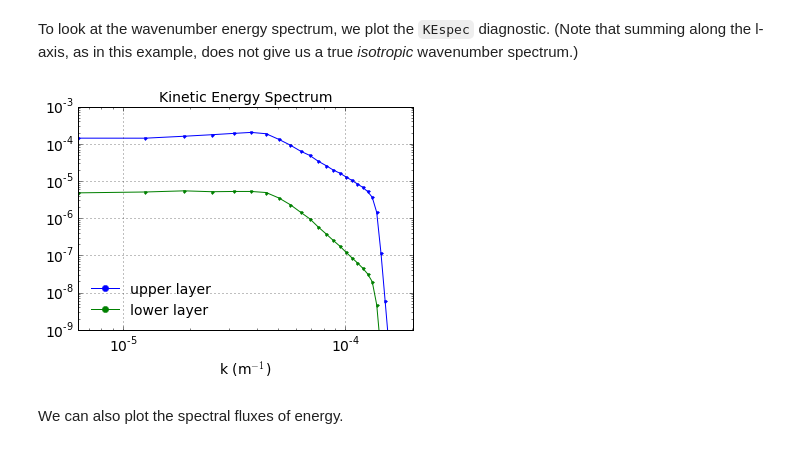
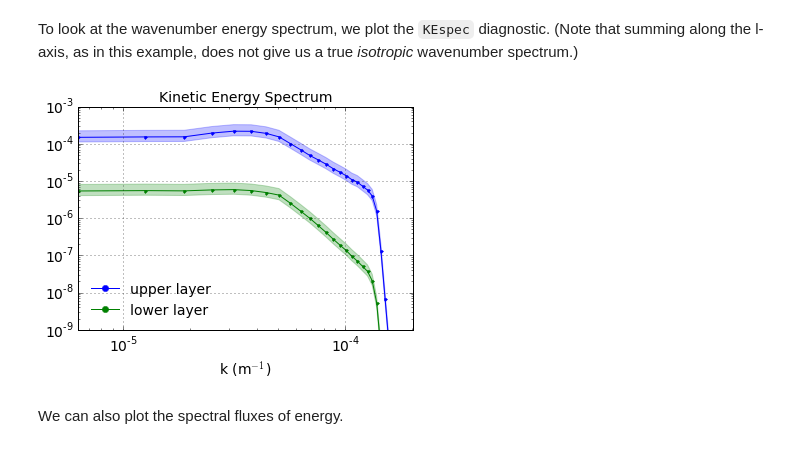
Before and after one commit to crocha700/pyqg, a Jupyter notebook: docs/examples/two-layer.ipynb, the cells around one changed output. Drawn from its saved outputs; the diff is of its cells as text; code cells hidden in the pictures.

Commit message:
Calculate spectral error before plotting

```diff
--- a/docs/examples/two-layer.ipynb
+++ b/docs/examples/two-layer.ipynb
@@ -69,3 +69,18 @@ KEflux     | spectral flux of kinetic energy
 KEspec     |  kinetic energy spectrum
 entspec    | barotropic enstrophy spectrum
 q          | QGPV
+# %%
+def spec_error(E,sn):
+    """
+       Calculates the spectral error associated with a given
+         spectral estimate assuming large sn
+
+       E is the spectral estimate
+       sn is the number of realizations used in the average"""
+
+    std_E = (1/np.sqrt(sn))
+    El = E/(1 + 2*std_E)
+    Eu = E/(1 - 2*std_E)
+    return El, Eu, std_E
+# %%
+sn = m.diagnostics['KEspec']['count']/100.
@@ -72,18 +90,30 @@ q          | QGPV
+# %%
+KEspec_u_El, KEspec_u_Eu,_ = spec_error(kespec_u,sn)
+KEspec_l_El, KEspec_l_Eu,_ = spec_error(kespec_l,sn)
 # %% [markdown]
 To look at the wavenumber energy spectrum, we plot the `KEspec` diagnostic.
 (Note that summing along the l-axis, as in this example, does not give us
 a true *isotropic* wavenumber spectrum.)
 # %%
-kespec_u = m.get_diagnostic('KEspec')[0].sum(axis=0)
-kespec_l = m.get_diagnostic('KEspec')[1].sum(axis=0)
-plt.loglog( m.kk, kespec_u, '.-' )
-plt.loglog( m.kk, kespec_l, '.-' )
+plt.fill_between( m.kk ,KEspec_u_El, KEspec_u_Eu, color='b', alpha=0.25)
+plt.fill_between( m.kk ,KEspec_l_El, KEspec_l_Eu, color='g', alpha=0.25)
+
+plt.loglog( m.kk, kespec_u, 'b.-' )
+plt.loglog( m.kk, kespec_l, 'g.-' )
+
+
+
+
+#plt.loglog( m.kk, kespec_u, 'b.-' )
+#plt.loglog( m.kk, kespec_l, 'g.-' )
+
+
 plt.legend(['upper layer','lower layer'], loc='lower left')
 plt.ylim([1e-9,1e-3]); plt.xlim([m.kk.min(), m.kk.max()])
 plt.xlabel(r'k (m$^{-1}$)'); plt.grid()
 plt.title('Kinetic Energy Spectrum');
 # %% [output]
-[figure, old version]
+[figure, new version]
 # %% [markdown]
 We can also plot the spectral fluxes of energy.
 # %%
```
Also changed, not shown: parts of 4 cells of this notebook.
